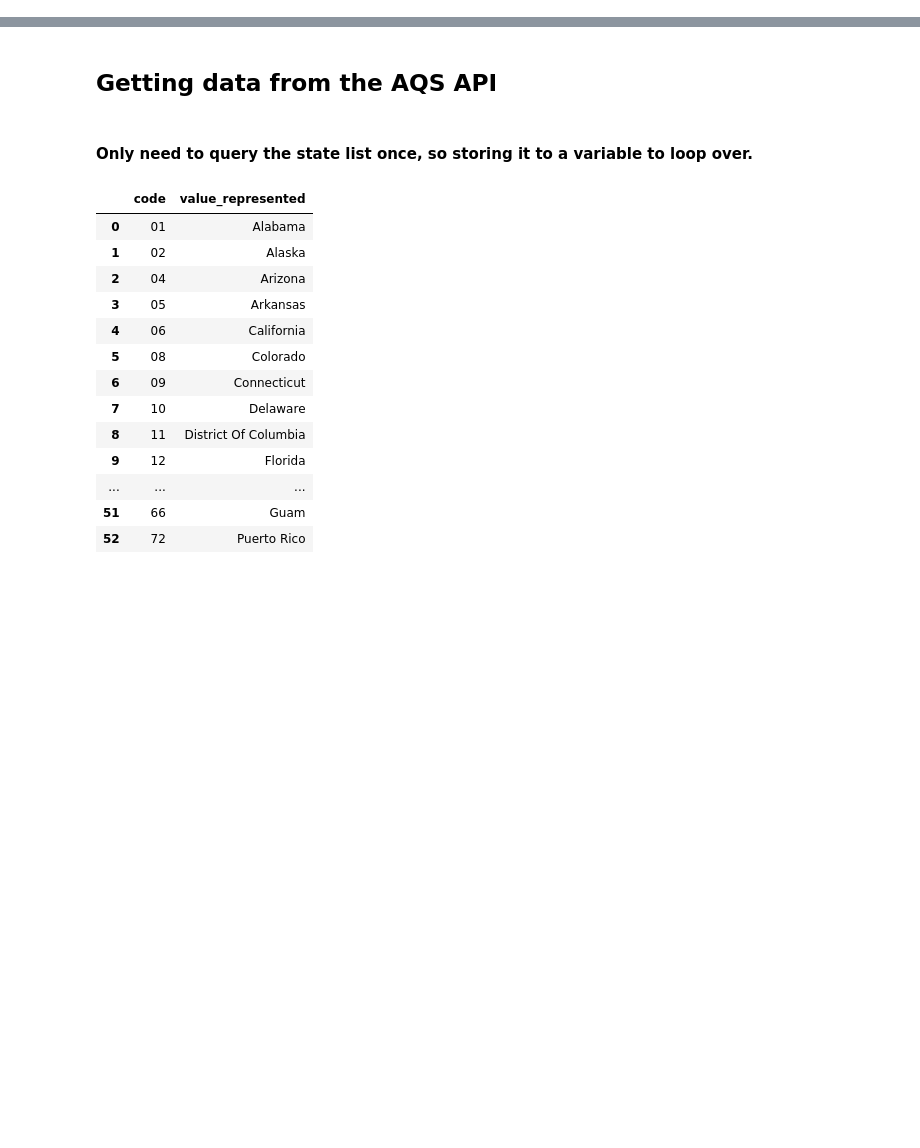
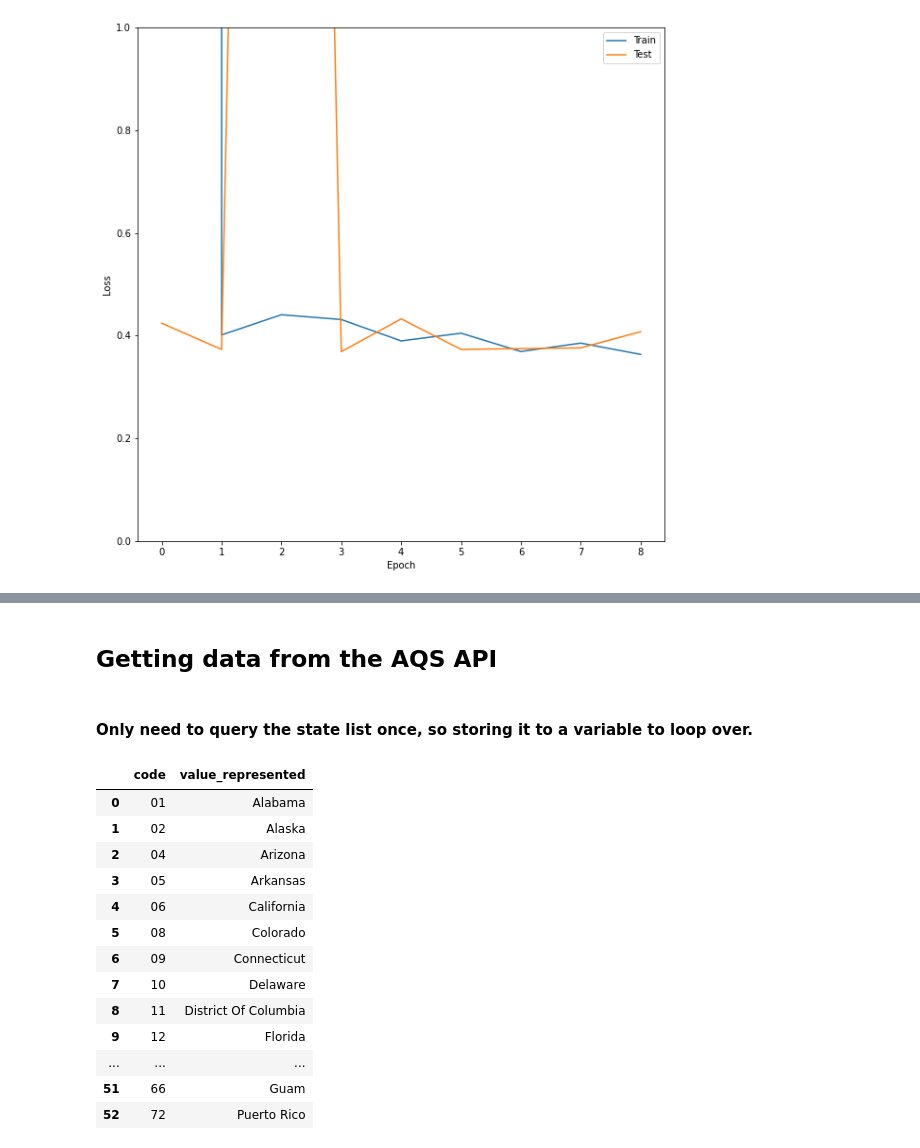
Before and after one commit to wdegraw93/low_birth_weight_vs_aqi_study, a Jupyter notebook: winston.ipynb, the cells around one changed output, grey strips where cells are left out. Drawn from its saved outputs; the diff is of its cells as text; code cells hidden in the pictures; blank space fills up the shorter version.

Commit message:
All data collected + modeling has begun

```diff
--- a/winston.ipynb
+++ b/winston.ipynb
@@ -8,0 +47,9 @@ from time import sleep
+# %%
+X = data[['Carbon monoxide', 'Nitrogen dioxide (NO2)','Ozone','PM10 Total 0-10um STP','PM2.5 - Local Conditions']]
+y = data['high_rate']
+# %%
+X_train, X_test, y_train, y_test = train_test_split(X,y,
+                                                    test_size=.2,
+                                                    stratify=y,
+                                                    random_state=5)
+X_train.shape, X_test.shape, y_train.shape, y_test.shape
@@ -8,0 +66,4 @@ from time import sleep
+# %%
+ss = StandardScaler()
+X_train_ss = ss.fit_transform(X_train)
+X_test_ss = ss.transform(X_test)
@@ -8,0 +72,18 @@ from time import sleep
+# %%
+model = Sequential()
+model.add(Dense(600, input_dim=X_train_ss.shape[1], activation='elu'))
+model.add(Dense(300, activation='elu'))
+model.add(Dense(100, activation='elu'))
+model.add(Dense(50, activation='elu'))
+model.add(Dense(50, activation='elu'))
+model.add(Dense(50, activation='elu'))
+model.add(Dense(1, activation='sigmoid'))
+
+model.compile(optimizer=Adagrad(learning_rate=1.),
+              loss='bce',
+              metrics=['accuracy'])
+
+history = model.fit(X_train_ss, y_train,
+                    batch_size=8, epochs=100,
+                    callbacks=EarlyStopping(patience=5),
+                    validation_data=(X_test_ss, y_test))
@@ -8,0 +108,10 @@ from time import sleep
+# %%
+plt.figure(figsize=(10,10))
+plt.plot(history.history['loss'], label='Train')
+plt.plot(history.history['val_loss'], label='Test')
+plt.xlabel('Epoch')
+plt.ylabel('Loss')
+plt.ylim([0,1])
+plt.legend();
+# %% [output]
+[figure, added]
```
Also changed, not shown: parts of 15 cells of this notebook, 9 other files.
